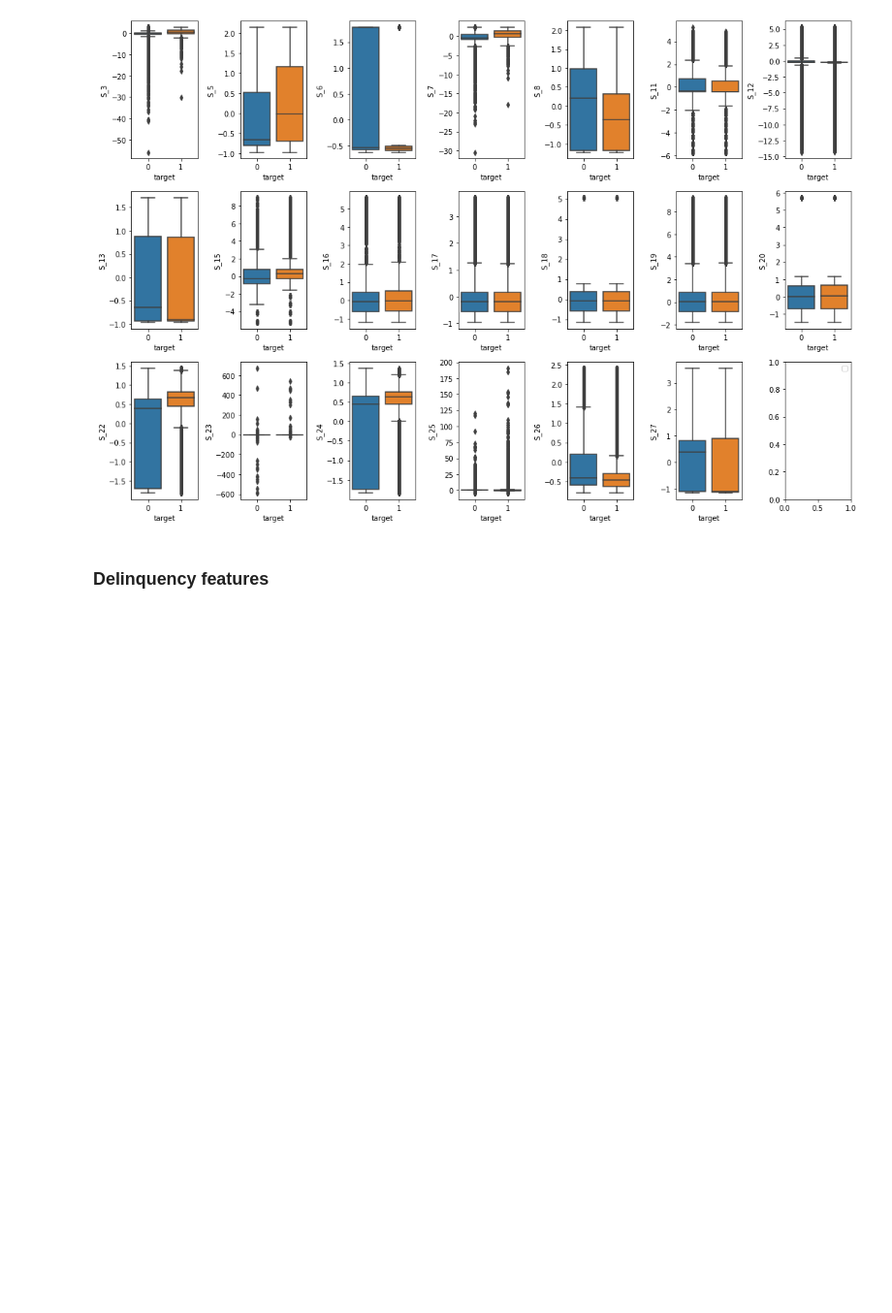
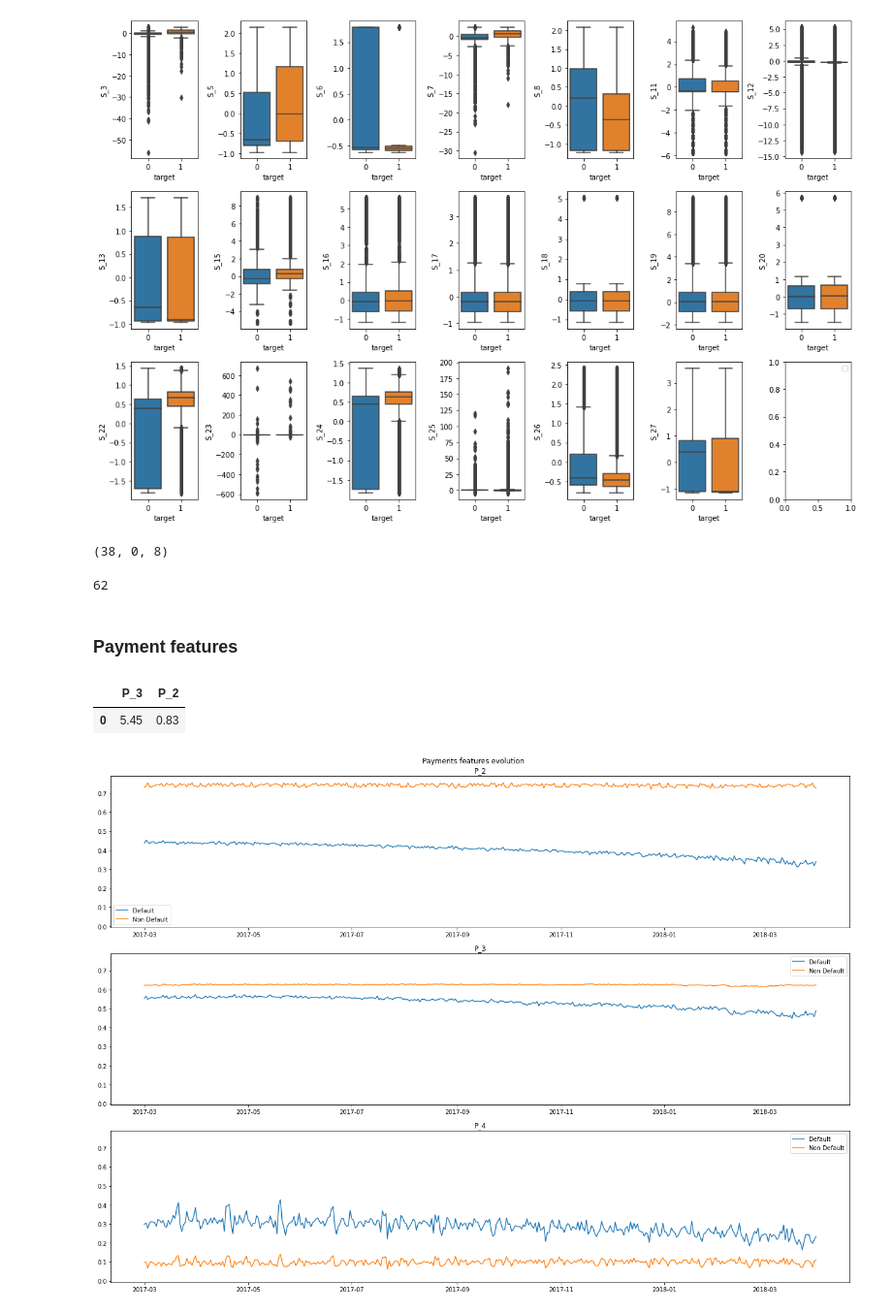
Before and after one commit to bereamanuel/AMEX-default-prediction, a Jupyter notebook: amex-eda.ipynb, the cells around one changed output. Shown at 97% size. Cells and saved outputs as stored; diff of their text form; code cells hidden in the pictures; blank space fills up the shorter version.

```diff
--- a/amex-eda.ipynb
+++ b/amex-eda.ipynb
@@ -121,3 +121,30 @@ def imputerLR(df, features, seed = 95):
+# %%
+def graphFvT(df, features, target, title, date = "S_2"):
+    n = len(features)
+    if n > 10:
+        N = n+20
+    else:
+        N = n+10
+    M = np.max(train[features+ ["S_2"]].groupby(["S_2"]).mean().max() + 0.1)
+    m = np.min(train[features+ ["S_2"]].groupby(["S_2"]).mean().min() - 0.1)
+
+    aux1 = df[df[target] == 1][features+ [date]].groupby([date]).mean()
+    aux0 = df[df[target] == 0][features+ [date]].groupby([date]).mean()
+
+    fig, ax = plt.subplots(n,1,figsize=(18,N))
+
+    for i in range(0,n):
+
+        ax[i].plot(aux1[features[i]], label = "Default")
+        ax[i].plot(aux0[features[i]], label = "Non Default")
+        ax[i].set_title(features[i])
+        ax[i].legend()
+        ax[i].set_ylim(m, M)
+    fig.suptitle(f"{title} features evolution")
+    fig.tight_layout()
+    plt.show()
+    del aux1,aux0,fig,ax, n,N, M,m
+    gc.collect()
 # %% [markdown]
 ## Data
 # %% [markdown]
@@ -134,11 +161,11 @@ With the following features beign categorical:
 
 ['B_30', 'B_38', 'D_114', 'D_116', 'D_117', 'D_120', 'D_126', 'D_63', 'D_64', 'D_66', 'D_68']
 # %%
-d_features = [c for c in train.columns if c.startswith('D_')]
-s_features = [c for c in train.columns if c.startswith('S_')]
-p_features = [c for c in train.columns if c.startswith('P_')]
-b_features = [c for c in train.columns if c.startswith('B_')]
-r_features = [c for c in train.columns if c.startswith('R_')]
+d_features = [c for c in train.columns if c.startswith('D_') and c not in categorical]
+s_features = [c for c in train.columns if c.startswith('S_') and c not in categorical]
+p_features = [c for c in train.columns if c.startswith('P_') and c not in categorical]
+b_features = [c for c in train.columns if c.startswith('B_') and c not in categorical]
+r_features = [c for c in train.columns if c.startswith('R_') and c not in categorical]
 
 print("We have {} Spend features.".format(len(s_features)))
 print("We have {} Delinquency features.".format(len(d_features)))
@@ -294,5 +321,3 @@ del means
 train = missingSW(train,["S_9","S_27","S_7","S_3"])
 del train["S_9"]
 s_features.remove("S_9")
-# %%
-train = imputerLR(train , s_features[1:])
@@ -336,5 +357,22 @@ plt.legend()
 plt.show()
 # %% [output]
 [figure]
+# %%
+gc.get_count()
+# %% [output]
+(38, 0, 8)
+# %%
+gc.collect()
+# %% [output]
+62
 # %% [markdown]
-### Delinquency features
+### Payment features
+# %%
+nansFeatPerc(p_features)
+# %% [output]
+|  | P_3 | P_2 |
+| 0 | 5.45 | 0.83 |
+# %%
+graphFvT(train, p_features, "target" , "Payments")
+# %% [output]
+[figure, added]
```
Also changed, not shown: parts of 12 cells of this notebook.
